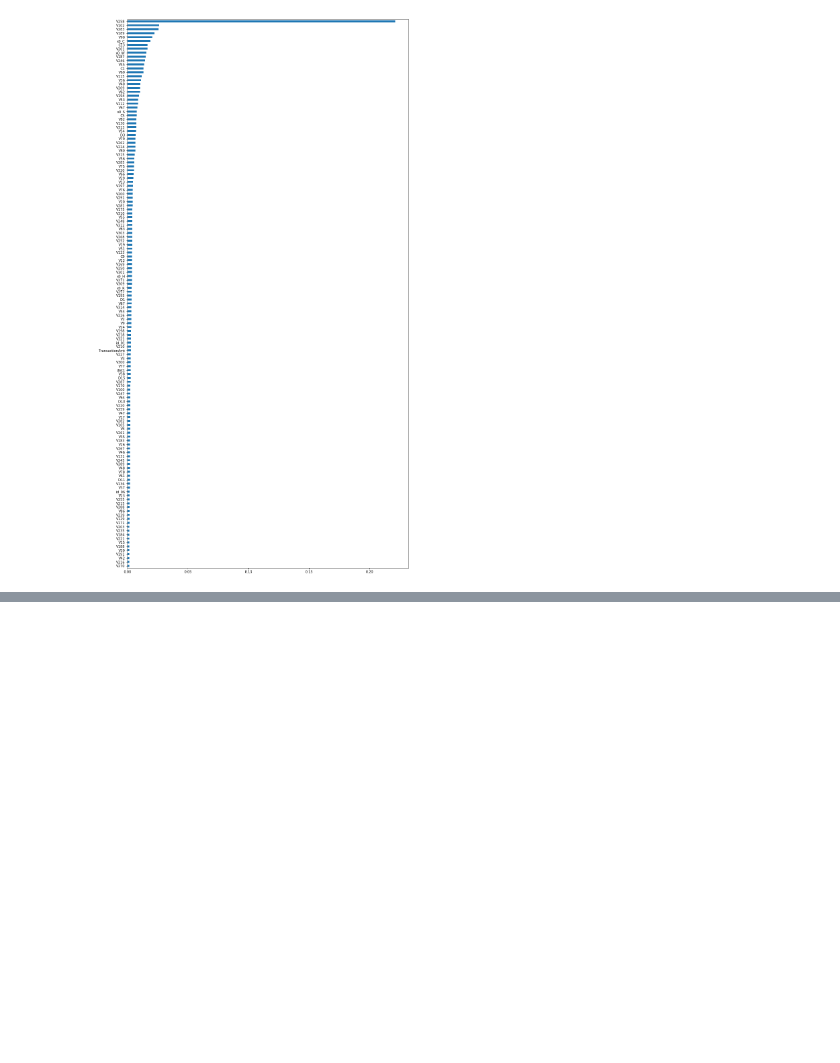
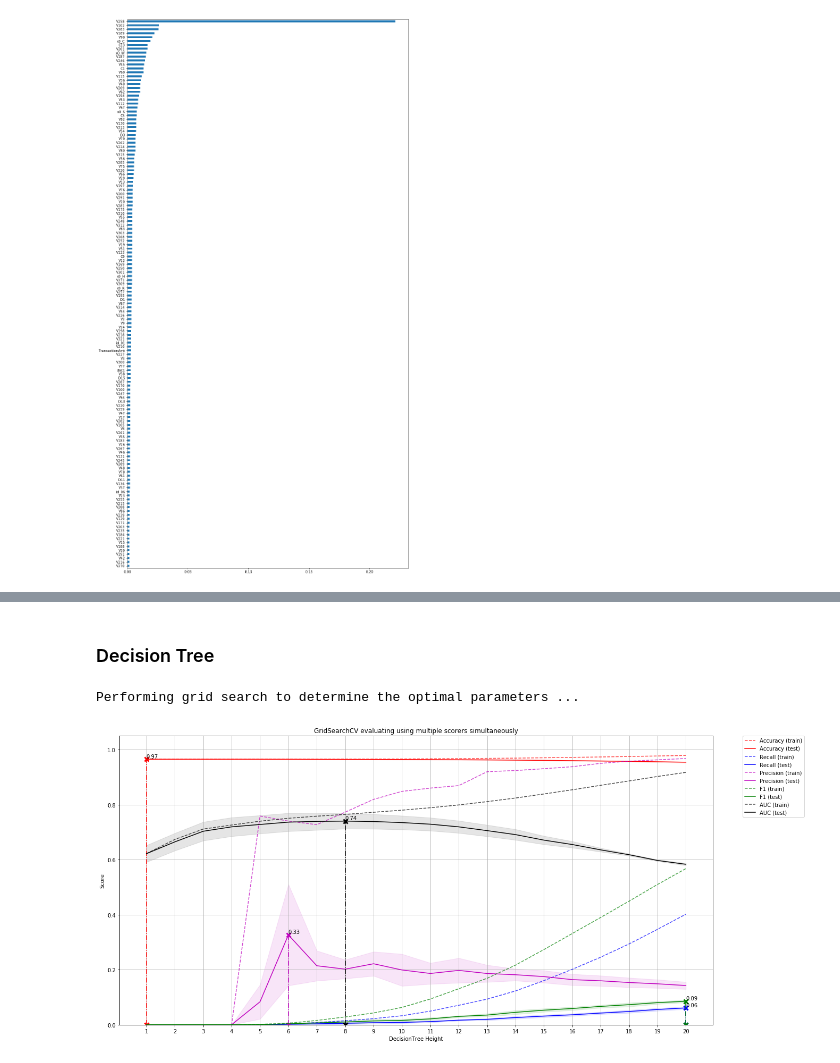
Before and after one commit to kparthan/ieee-fraud-detection, a Jupyter notebook: Fraud_Detection_Approach2.ipynb, the cells around one changed output, grey strips where cells are left out. Cells and saved outputs as stored; diff of their text form; code cells hidden in the pictures; blank space fills up the shorter version.

```diff
--- a/Fraud_Detection_Approach2.ipynb
+++ b/Fraud_Detection_Approach2.ipynb
@@ -1065,0 +1275,3 @@ plt.show()
+# %%
+pca2 = PCA(n_components = 'mle')
+pca2.fit(X)
@@ -1065,0 +1291,3 @@ plt.show()
+# %%
+%%time
+pca = pca_transformation(X, 2)
@@ -1065,0 +1297,16 @@ plt.show()
+# %%
+X2 = pd.DataFrame(pca.transform(X), columns=['pc1', 'pc2'])
+Xt2 = pd.DataFrame(pca.transform(Xt), columns=['pc1', 'pc2'])
+df_test2 = Xt2.copy()
+df_test2['TransactionID'] = df_test['TransactionID']
+# %% [markdown]
+### Decision Tree
+# %%
+%%time
+# Decision Tree
+model_type = 'Decision Tree'
+model, model_parameter_grid = instantiate(model_type)
+grid_search_output, optimal_model = build_optimal_model(model_type, model, model_parameter_grid, X2, y, crossvalidation, scoring_metrics)
+# %% [output]
+Performing grid search to determine the optimal parameters ...
+[figure, added]
```
Also changed, not shown: parts of 50 cells of this notebook, 1 other file.
